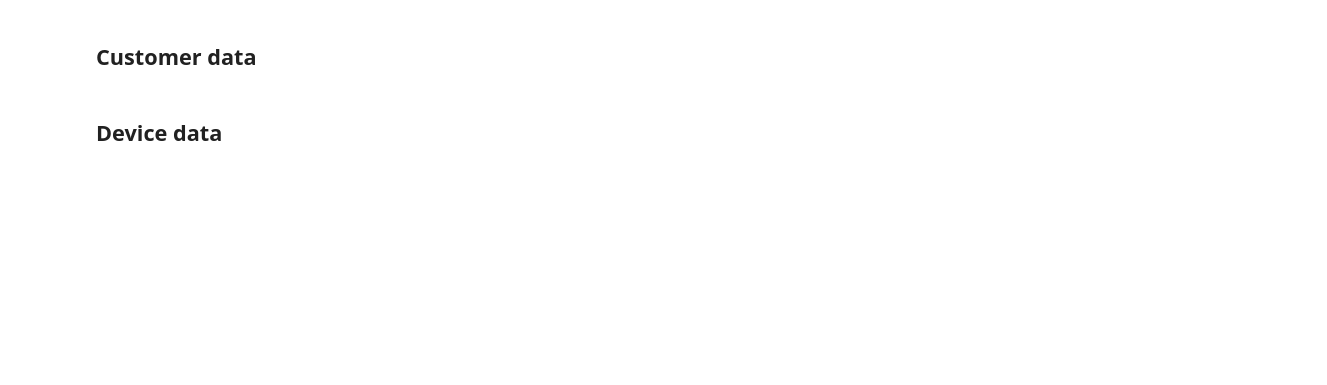
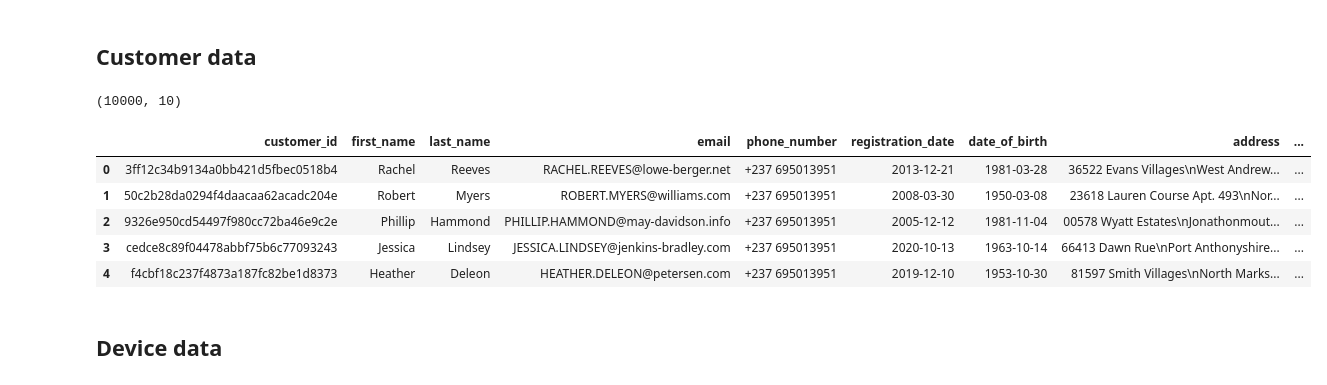
Before and after one commit to Anaaurelle237/AI_Summer_projet_8, a Jupyter notebook: notebooks/create_table.ipynb, the cells around one changed output. Cells and saved outputs as stored; diff of their text form; code cells hidden in the pictures; blank space fills up the shorter version.

```diff
--- a/notebooks/create_table.ipynb
+++ b/notebooks/create_table.ipynb
@@ -75,31 +145,39 @@ cam_phone_number = faker.phone_number()
 # %%
 customers_list = []
 for i in tqdm(range(10000)):
     first_name = faker.first_name()
     last_name = faker.last_name()
     domain = faker.domain_name()
-    email = f"{first_name.upper}.{last_name.upper}@{domain}"
+    email = f"{first_name.upper()}.{last_name.upper()}@{domain}"
     phone_number = cam_phone_number
     registration_date = faker.date_between(start_date, end_date)
     date_of_birth = faker.date_of_birth(minimum_age=30, maximum_age=75)
     address = faker.address()
     city = random.choice(["Yaoundé", "Douala", "Bafoussam", "Dschang", "Garoua", "Maroua", "Bamenda", "Ngaoundéré", "Nkongsamba", "Limbe", "Bertoua", "Mbouda", "Guider","Foumban", "Tibati", "Buea", "Kumba", "Kribi", "Loum", "Nkambe","Bangangté", "Baham", "Ndikiniméki", "Wum", "Batouri", "Yokadouma", "Mindif", "Meigang", "Abong-Mbang", "Bertoua", "Bogo", "Dir", "Poli", "Mbouda", "Bakoum", "Ngaoundal", "Figuil", "Mayo-Darlé", "Mayo-Rey", "Betaré-Oya", "Guidiguis", "Minjibir", "Mbankomo", "Ntui", "Mengang", "Akonolinga", "Ebolowa", "Abé", "Sangmélima", "Oveng", "Bipindi", "Meyomessé",])
     region = random.choice(["Nord", "Sud", "Est", "Ouest", "Centre", "Littoral", "Adamaoua", "Nord-ouest", "Sud-ouest", "Extrème-nord"])
 
     date_dict = {
         'customer_id' :generate_random_id(),
         'first_name': first_name,
         'last_name': last_name,
         'email': email,
         'phone_number': phone_number,
         'registration_date': registration_date,
         'date_of_birth' : date_of_birth,
         'address': address,
         'city': city,
         'region' : region
         }
     customers_list.append(date_dict)
 customer_df = pd.DataFrame(customers_list)
 print(customer_df.shape)
 customer_df.head()
+# %% [output]
+(10000, 10)
+|  | customer_id | first_name | last_name | email | phone_number | registration_date | date_of_birth | address | ... |
+| 0 | 3ff12c34b9134a0bb421d5fbec0518b4 | Rachel | Reeves | RACHEL.REEVES@lowe-berger.net | +237 695013951 | 2013-12-21 | 1981-03-28 | 36522 Evans Villages\nWest Andrew... | ... |
+| 1 | 50c2b28da0294f4daacaa62acadc204e | Robert | Myers | ROBERT.MYERS@williams.com | +237 695013951 | 2008-03-30 | 1950-03-08 | 23618 Lauren Course Apt. 493\nNor... | ... |
+| 2 | 9326e950cd54497f980cc72ba46e9c2e | Phillip | Hammond | PHILLIP.HAMMOND@may-davidson.info | +237 695013951 | 2005-12-12 | 1981-11-04 | 00578 Wyatt Estates\nJonathonmout... | ... |
+| 3 | cedce8c89f04478abbf75b6c77093243 | Jessica | Lindsey | JESSICA.LINDSEY@jenkins-bradley.com | +237 695013951 | 2020-10-13 | 1963-10-14 | 66413 Dawn Rue\nPort Anthonyshire... | ... |
+| 4 | f4cbf18c237f4873a187fc82be1d8373 | Heather | Deleon | HEATHER.DELEON@petersen.com | +237 695013951 | 2019-12-10 | 1953-10-30 | 81597 Smith Villages\nNorth Marks... | ... |
 # %%
```
Also changed, not shown: parts of 20 cells of this notebook, 1 other file.
